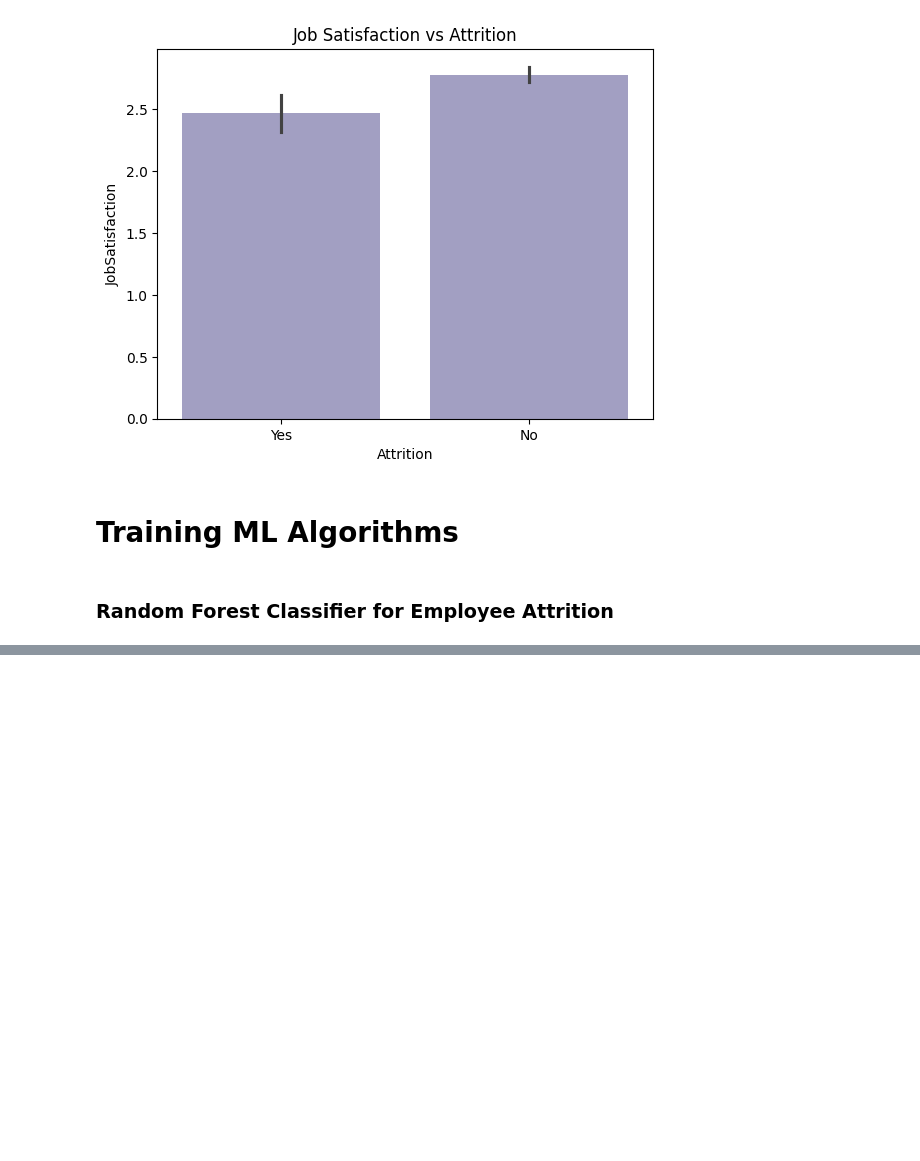
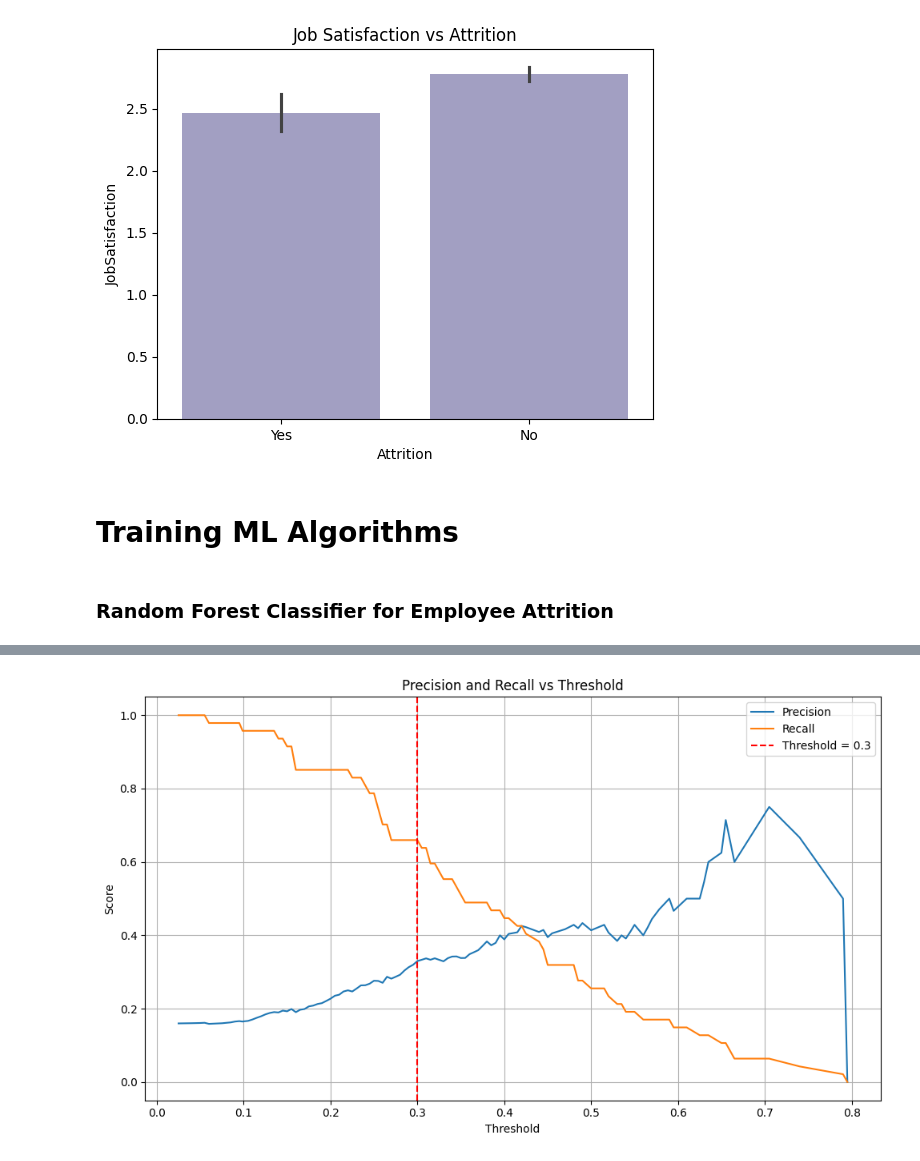
Before and after one commit to syedasad1213/HR-Analytics-Dashboard-Employee-Attrition, a Jupyter notebook: Employee_Data.ipynb, the cells around one changed output, grey strips where cells are left out. Saved outputs shown, nothing was run; the diff lists cells and outputs as text; code cells hidden in the pictures; blank space fills up the shorter version.

```diff
--- a/Employee_Data.ipynb
+++ b/Employee_Data.ipynb
@@ -315,0 +306,17 @@ ROC AUC Score: 0.5258420191230941
+# %%
+# Step 1: Get probability scores for class 1 (Attrition = Yes)
+y_probs = best_rf.predict_proba(X_test)[:, 1]
+
+# Step 2: Set a lower threshold (try 0.3 instead of default 0.5)
+threshold = 0.3
+y_pred_thresh = (y_probs >= threshold).astype(int)
+
+# Step 3: Re-evaluate
+print("Adjusted Threshold Results (Threshold = 0.5):")
+print("Confusion Matrix:")
+print(confusion_matrix(y_test, y_pred_thresh))
+
+print("\nClassification Report:")
+print(classification_report(y_test, y_pred_thresh))
+
+print("ROC AUC Score:", roc_auc_score(y_test, y_probs))
@@ -316,3 +340,22 @@ ROC AUC Score: 0.5258420191230941
+# %%
+from sklearn.metrics import precision_recall_curve
+import matplotlib.pyplot as plt
+
+precisions, recalls, thresholds = precision_recall_curve(y_test, y_probs)
+
+plt.figure(figsize=(10, 6))
+plt.plot(thresholds, precisions[:-1], label="Precision")
+plt.plot(thresholds, recalls[:-1], label="Recall")
+plt.axvline(x=0.3, color='red', linestyle='--', label="Threshold = 0.3")
+plt.xlabel("Threshold")
+plt.ylabel("Score")
+plt.title("Precision and Recall vs Threshold")
+plt.legend()
+plt.grid(True)
+plt.tight_layout()
+plt.show()
+# %% [output]
+[figure, added]
 # %%
 importances = best_rf.feature_importances_
 indices = np.argsort(importances)[-10:]
```
Also changed, not shown: parts of 6 cells of this notebook.
